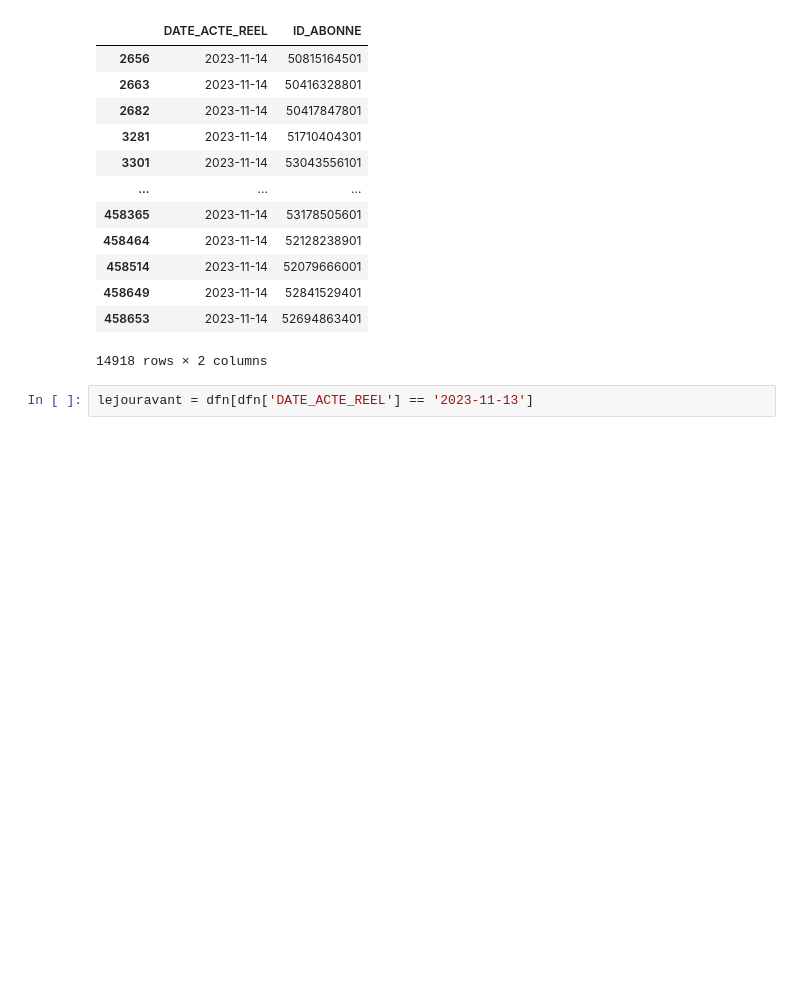
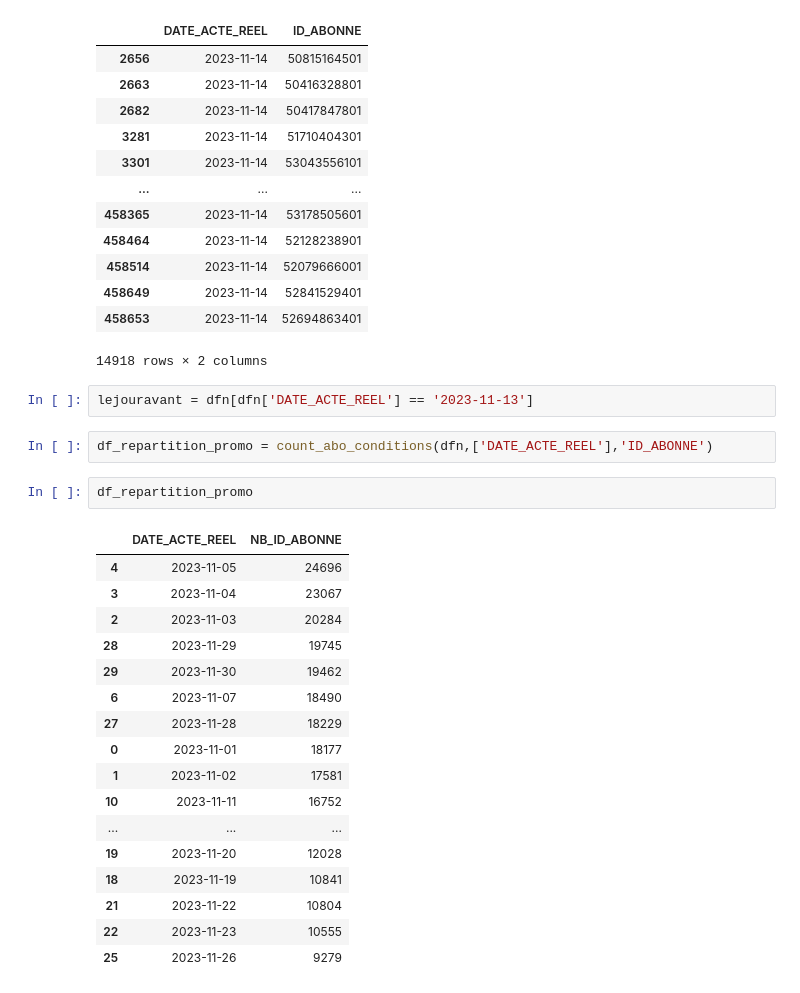
Before and after one commit to Statapp-CANAL/Statapp-CANAL, a Jupyter notebook: Data_operations/antoine.ipynb, the cells around one changed output. Cells and saved outputs as stored; diff of their text form; blank space fills up the shorter version.

```diff
--- a/Data_operations/antoine.ipynb
+++ b/Data_operations/antoine.ipynb
@@ -113,3 +113,25 @@ pile
 14918 rows × 2 columns
 # %%
 lejouravant = dfn[dfn['DATE_ACTE_REEL'] == '2023-11-13']
+# %%
+df_repartition_promo = count_abo_conditions(dfn,['DATE_ACTE_REEL'],'ID_ABONNE')
+# %%
+df_repartition_promo
+# %% [output]
+|  | DATE_ACTE_REEL | NB_ID_ABONNE |
+| 4 | 2023-11-05 | 24696 |
+| 3 | 2023-11-04 | 23067 |
+| 2 | 2023-11-03 | 20284 |
+| 28 | 2023-11-29 | 19745 |
+| 29 | 2023-11-30 | 19462 |
+| 6 | 2023-11-07 | 18490 |
+| 27 | 2023-11-28 | 18229 |
+| 0 | 2023-11-01 | 18177 |
+| 1 | 2023-11-02 | 17581 |
+| 10 | 2023-11-11 | 16752 |
+| ... | ... | ... |
+| 19 | 2023-11-20 | 12028 |
+| 18 | 2023-11-19 | 10841 |
+| 21 | 2023-11-22 | 10804 |
+| 22 | 2023-11-23 | 10555 |
+| 25 | 2023-11-26 | 9279 |
```
Also changed, not shown: parts of 1 cell of this notebook.
